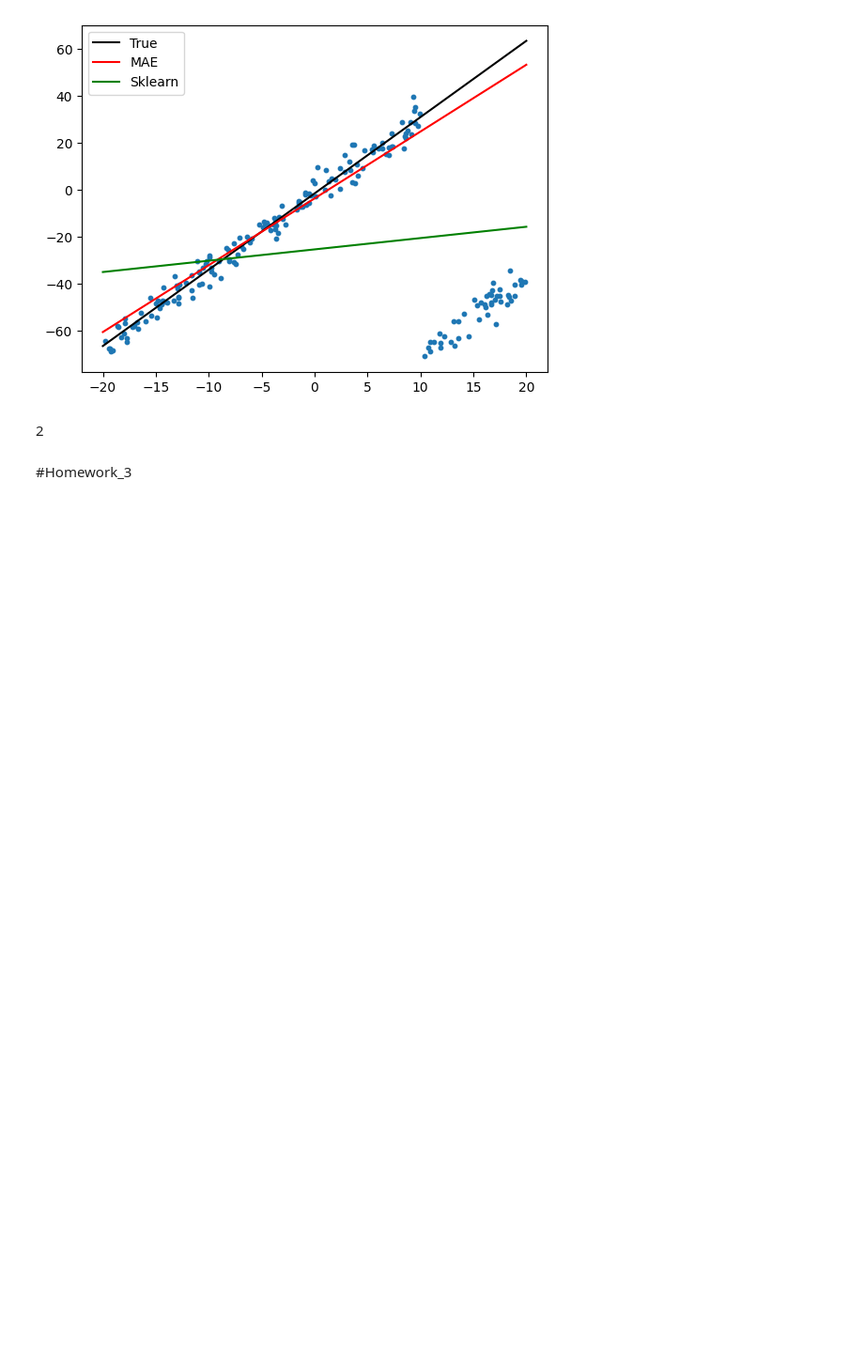
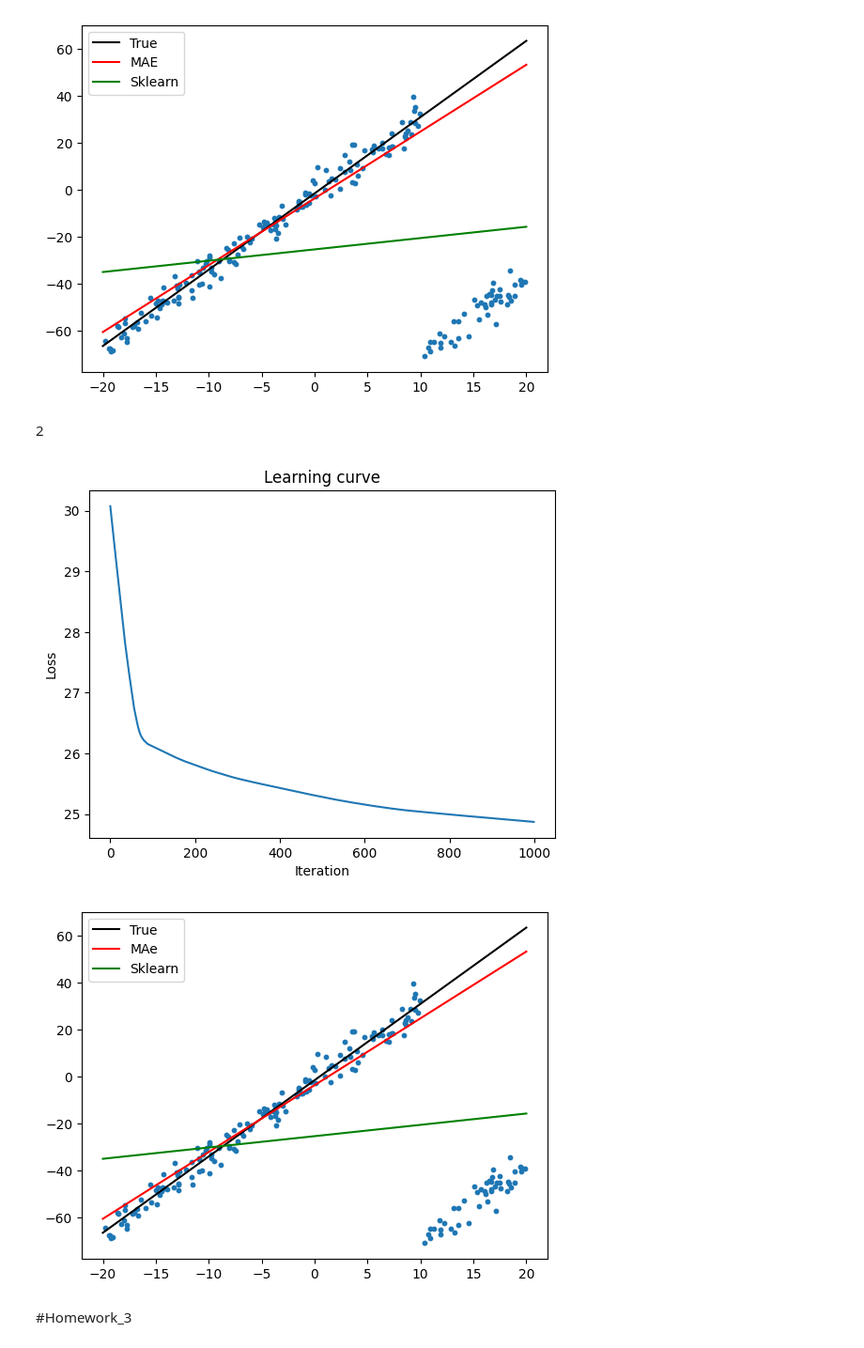
Before and after one commit to silvesttrnovikov-crypto/Homework_, a Jupyter notebook: untitl.ipynb, the cells around one changed output. Shown at 94% size. Saved outputs shown, nothing was run; the diff lists cells and outputs as text; code cells hidden in the pictures; blank space fills up the shorter version.

```diff
--- a/untitl.ipynb
+++ b/untitl.ipynb
@@ -181,3 +179,51 @@ plt.show()
+# %%
+import numpy as np
+import matplotlib.pyplot as plt
+from sklearn.linear_model import LinearRegression
+from sklearn.base import BaseEstimator, RegressorMixin
+
+class LinearRegressionSGD(BaseEstimator, RegressorMixin):
+    def __init__(self, loss='mae', lr=0.01, n_iter=1000):
+        self.loss, self.lr, self.n_iter = loss, lr, n_iter
+    def fit(self, x, y):
+        x = x.ravel()
+        self.w = np.random.randn(2)
+        self.history = []
+        for _ in range(self.n_iter):
+            y_pred = self.w[0] + self.w[1]*x
+            err = y - y_pred
+            g = -np.sign(err) if self.loss=='mae' else -2*err
+            self.w[0] -= self.lr*np.mean(g)
+            self.w[1] -= self.lr*np.mean(g*x)
+            self.history.append(np.mean(np.abs(err)) if self.loss=='mae' else np.mean(err**2))
+        return self
+    def predict(self, x): return self.w[0] + self.w[1]*x.ravel()
+    def fit_predict(self, x, y): return self.fit(x, y).predict(x)
+
+np.random.seed(50)
+x = np.random.uniform(-20, 20, 200)
+y = 3.25*x - 1.47 + np.random.normal(size=200)*4
+y[x > 10] += -100
+
+model = LinearRegressionSGD(loss='mae', lr=0.01, n_iter=1000).fit(x, y)
+lr = LinearRegression().fit(x.reshape(-1,1), y)
+
+plt.plot(model.history)
+plt.title('Learning curve')
+plt.xlabel('Iteration')
+plt.ylabel('Loss')
+plt.show()
+
+x_plot = np.linspace(-20, 20, 200)
+plt.scatter(x, y, s=10)
+plt.plot(x_plot, 3.25*x_plot - 1.47, 'k', label='True')
+plt.plot(x_plot, model.predict(x_plot), 'r', label='MAe')
+plt.plot(x_plot, lr.predict(x_plot.reshape(-1,1)), 'g', label='Sklearn')
+plt.legend(); plt.show()
+#зависимость не изменилась
+# %% [output]
+[figure, added]
+[figure, added]
 # %% [markdown]
 #Homework_3
 # %%
```
Also changed, not shown: parts of 1 cell of this notebook.
